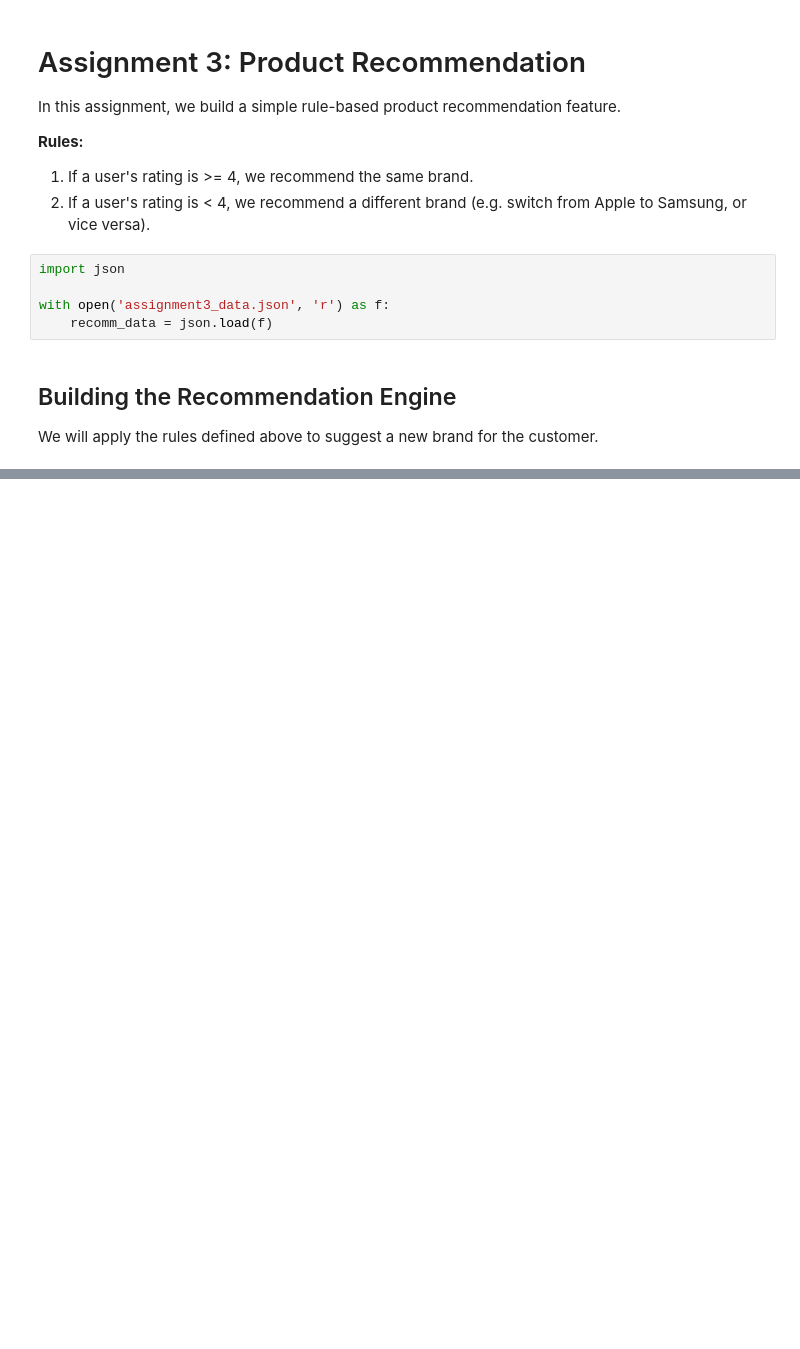
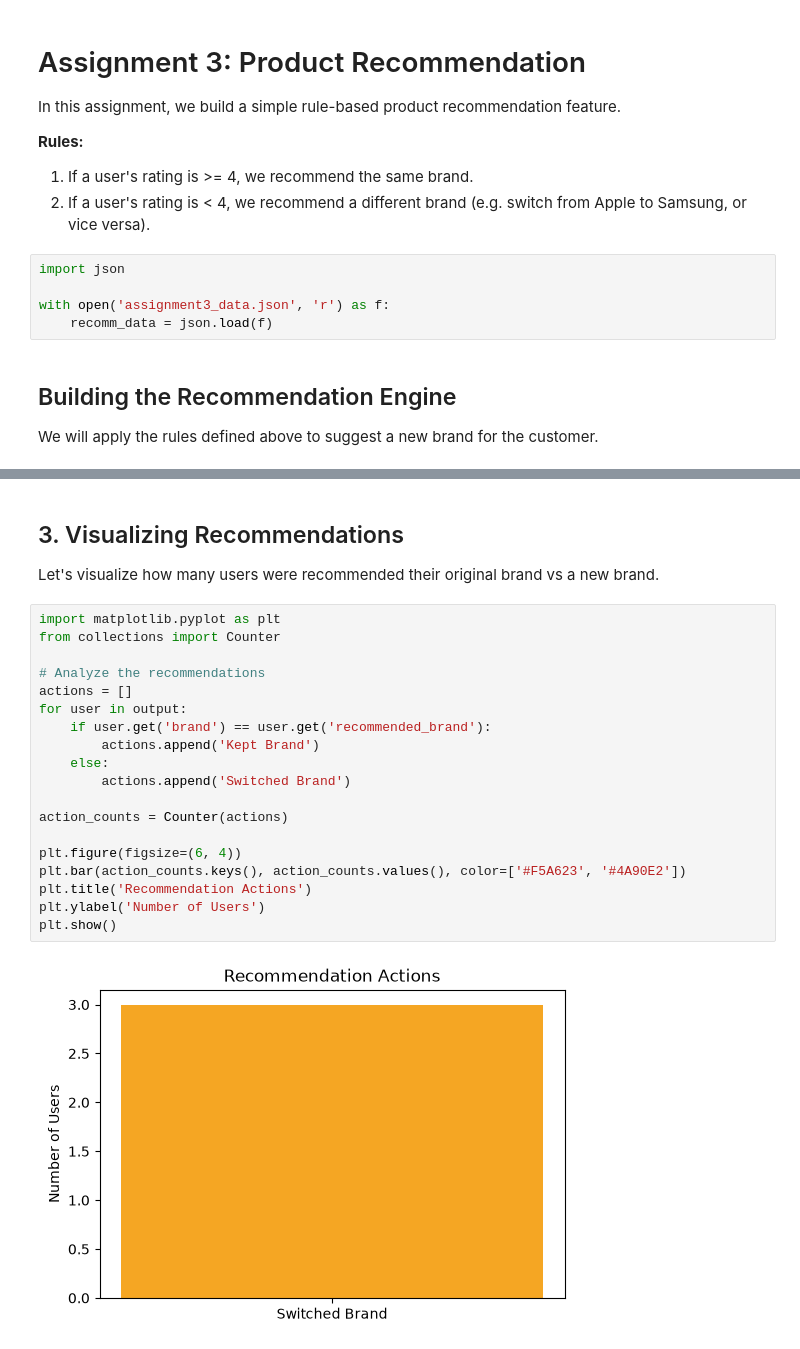
Before and after one commit to sathvikvelapaka/AI-ML, a Jupyter notebook: DATA/Assignments/Assignment_3_Product_Recommendation/assignment3.ipynb, the cells around one changed output, grey strips where cells are left out. Drawn from its saved outputs; the diff is of its cells as text; blank space fills up the shorter version.

```diff
--- a/DATA/Assignments/Assignment_3_Product_Recommendation/assignment3.ipynb
+++ b/DATA/Assignments/Assignment_3_Product_Recommendation/assignment3.ipynb
@@ -41,0 +46,25 @@ for item in output:
+# %% [markdown]
+## 3. Visualizing Recommendations
+
+Let's visualize how many users were recommended their original brand vs a new brand.
+# %%
+import matplotlib.pyplot as plt
+from collections import Counter
+
+# Analyze the recommendations
+actions = []
+for user in output:
+    if user.get('brand') == user.get('recommended_brand'):
+        actions.append('Kept Brand')
+    else:
+        actions.append('Switched Brand')
+
+action_counts = Counter(actions)
+
+plt.figure(figsize=(6, 4))
+plt.bar(action_counts.keys(), action_counts.values(), color=['#F5A623', '#4A90E2'])
+plt.title('Recommendation Actions')
+plt.ylabel('Number of Users')
+plt.show()
+# %% [output]
+[figure, added]
```
Also changed, not shown: parts of 1 cell of this notebook, 27 other files.
